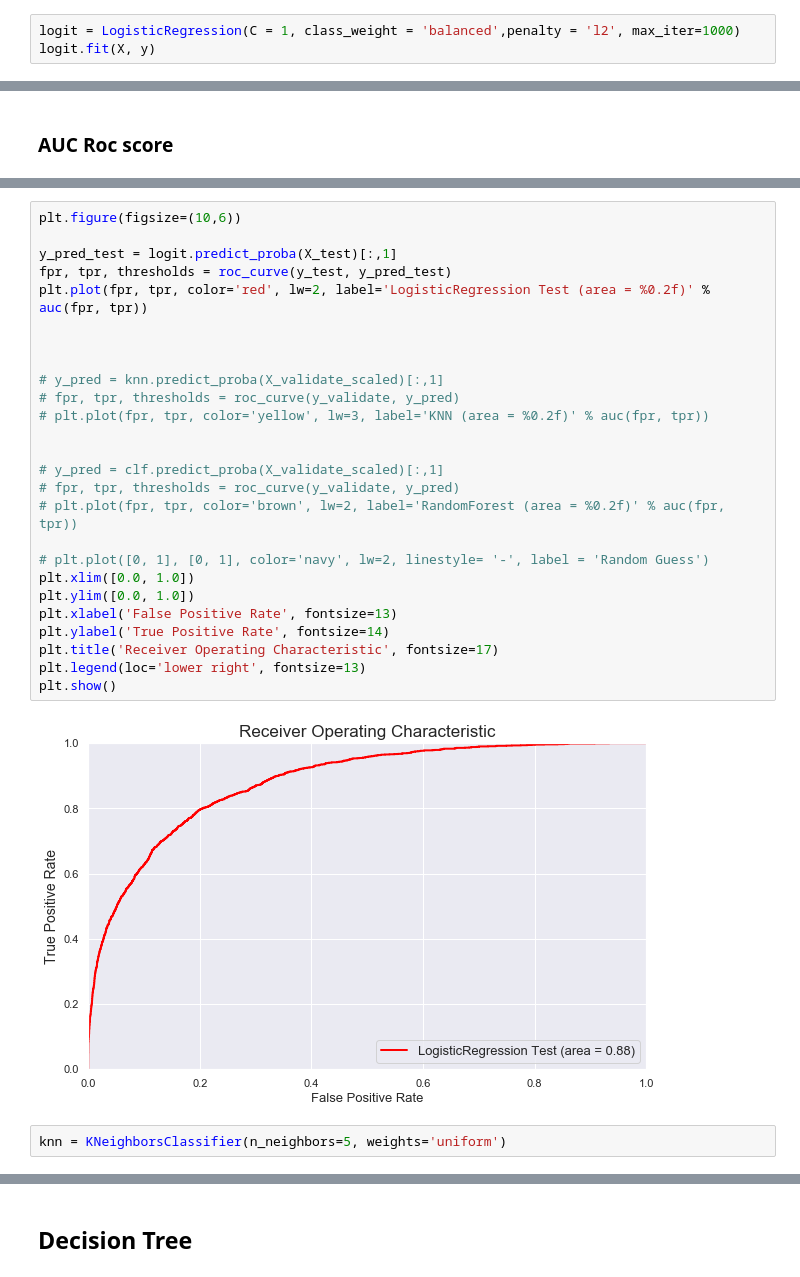
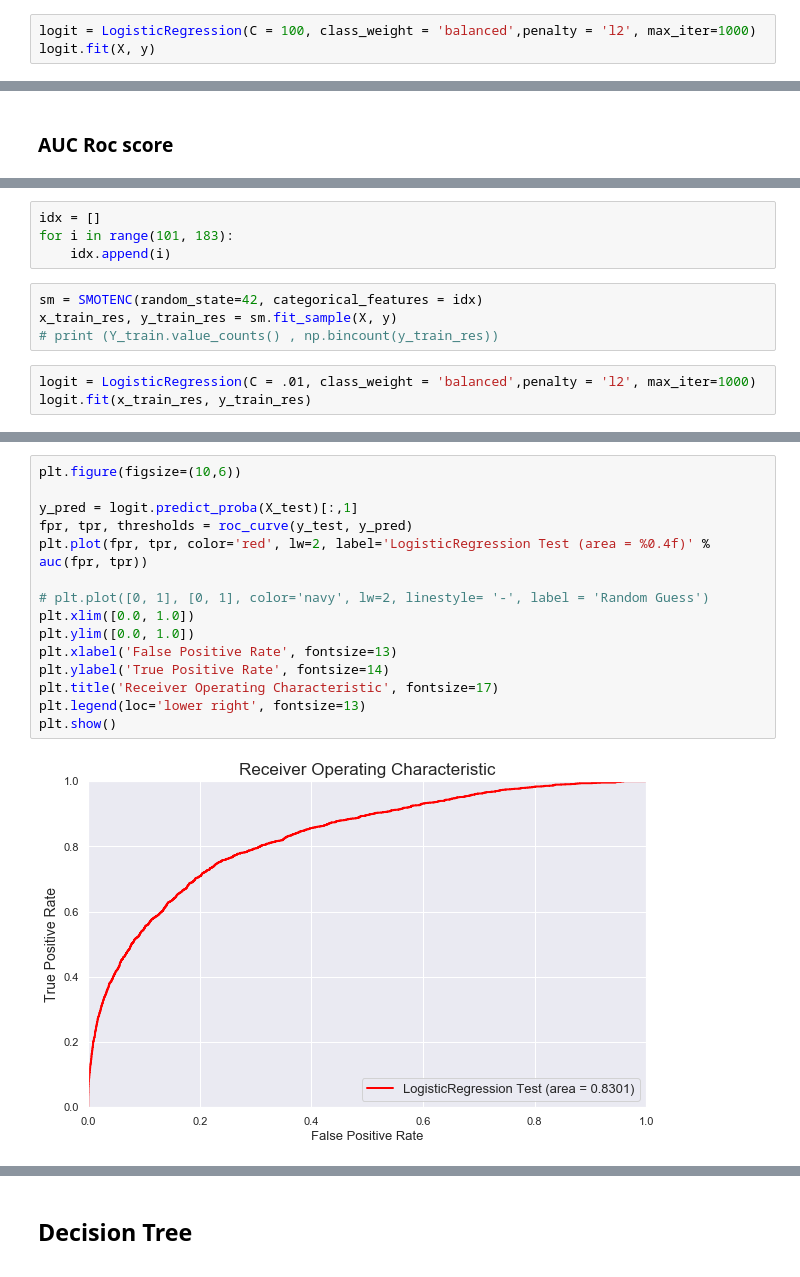
Before and after one commit to curie-capstone/predicting-patient-outcomes, a Jupyter notebook: ravinder/modeling_ravinder.ipynb, the cells around one changed output, grey strips where cells are left out. Saved outputs shown, nothing was run; the diff lists cells and outputs as text.

```diff
--- a/ravinder/modeling_ravinder.ipynb
+++ b/ravinder/modeling_ravinder.ipynb
@@ -490,4 +582,4 @@ X.shape, y.shape
 # %%
-logit = LogisticRegression(C = 1, class_weight = 'balanced',penalty = 'l2', max_iter=1000)
+logit = LogisticRegression(C = 100, class_weight = 'balanced',penalty = 'l2', max_iter=1000)
 logit.fit(X, y)
 # %% [output]
@@ -564,0 +676,11 @@ plt.show()
+# %%
+idx = []
+for i in range(101, 183):
+    idx.append(i)
+# %%
+sm = SMOTENC(random_state=42, categorical_features = idx)
+x_train_res, y_train_res = sm.fit_sample(X, y)
+# print (Y_train.value_counts() , np.bincount(y_train_res))
+# %%
+logit = LogisticRegression(C = .01, class_weight = 'balanced',penalty = 'l2', max_iter=1000)
+logit.fit(x_train_res, y_train_res)
@@ -565,30 +706,17 @@ plt.show()
 # %%
 plt.figure(figsize=(10,6))
 
-y_pred_test = logit.predict_proba(X_test)[:,1]
-fpr, tpr, thresholds = roc_curve(y_test, y_pred_test)
-plt.plot(fpr, tpr, color='red', lw=2, label='LogisticRegression Test (area = %0.2f)' % auc(fpr, tpr))
-
-
-
-# y_pred = knn.predict_proba(X_validate_scaled)[:,1]
-# fpr, tpr, thresholds = roc_curve(y_validate, y_pred)
-# plt.plot(fpr, tpr, color='yellow', lw=3, label='KNN (area = %0.2f)' % auc(fpr, tpr))
-
-
-# y_pred = clf.predict_proba(X_validate_scaled)[:,1]
-# fpr, tpr, thresholds = roc_curve(y_validate, y_pred)
-# plt.plot(fpr, tpr, color='brown', lw=2, label='RandomForest (area = %0.2f)' % auc(fpr, tpr))
+y_pred = logit.predict_proba(X_test)[:,1]
+fpr, tpr, thresholds = roc_curve(y_test, y_pred)
+plt.plot(fpr, tpr, color='red', lw=2, label='LogisticRegression Test (area = %0.4f)' % auc(fpr, tpr))
 
 # plt.plot([0, 1], [0, 1], color='navy', lw=2, linestyle= '-', label = 'Random Guess')
 plt.xlim([0.0, 1.0])
 plt.ylim([0.0, 1.0])
 plt.xlabel('False Positive Rate', fontsize=13)
 plt.ylabel('True Positive Rate', fontsize=14)
 plt.title('Receiver Operating Characteristic', fontsize=17)
 plt.legend(loc='lower right', fontsize=13)
 plt.show()
 # %% [output]
-[figure, old version]
+[figure, new version]
-# %%
-knn = KNeighborsClassifier(n_neighbors=5, weights='uniform')
```
Also changed, not shown: parts of 61 cells of this notebook.
